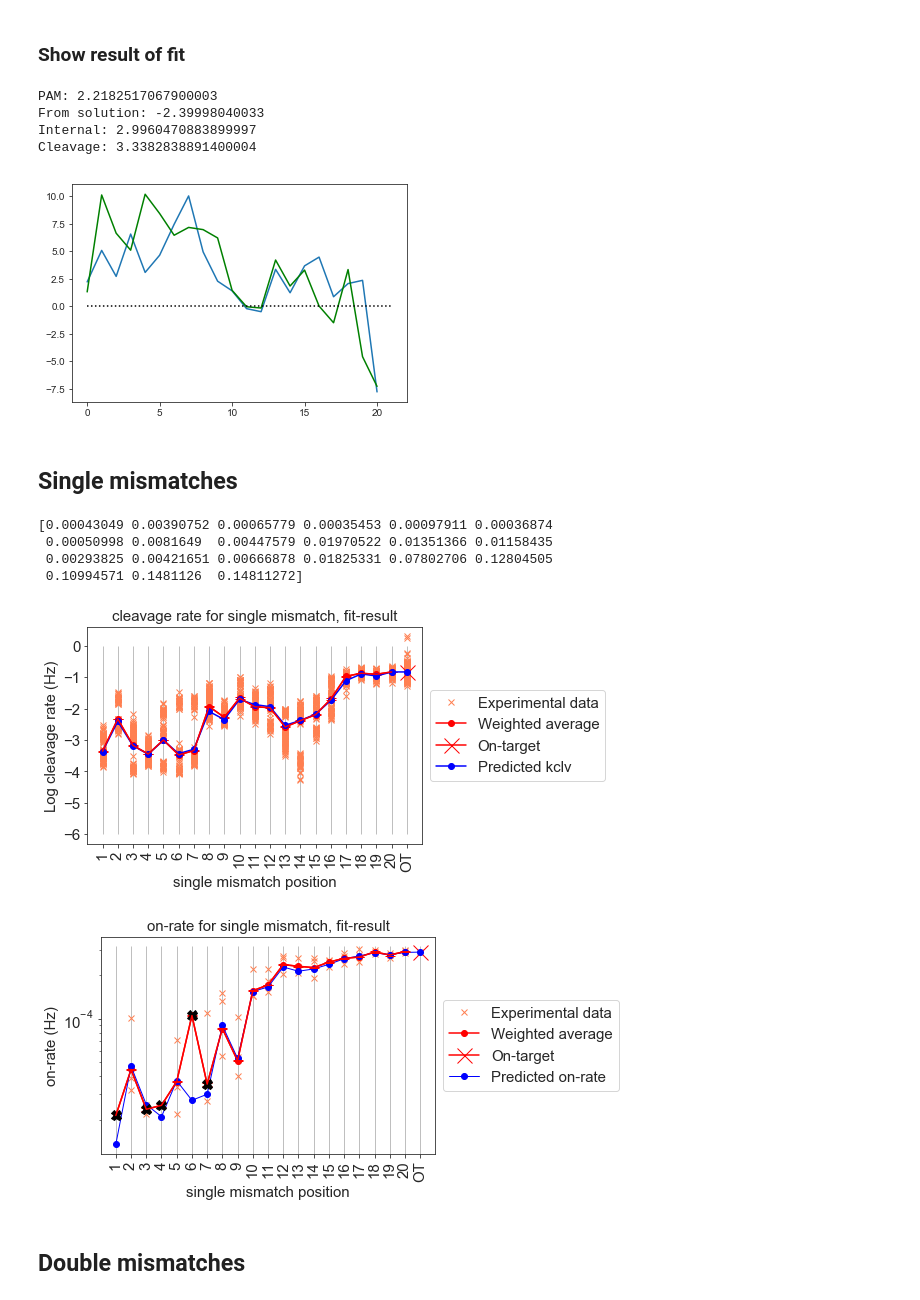
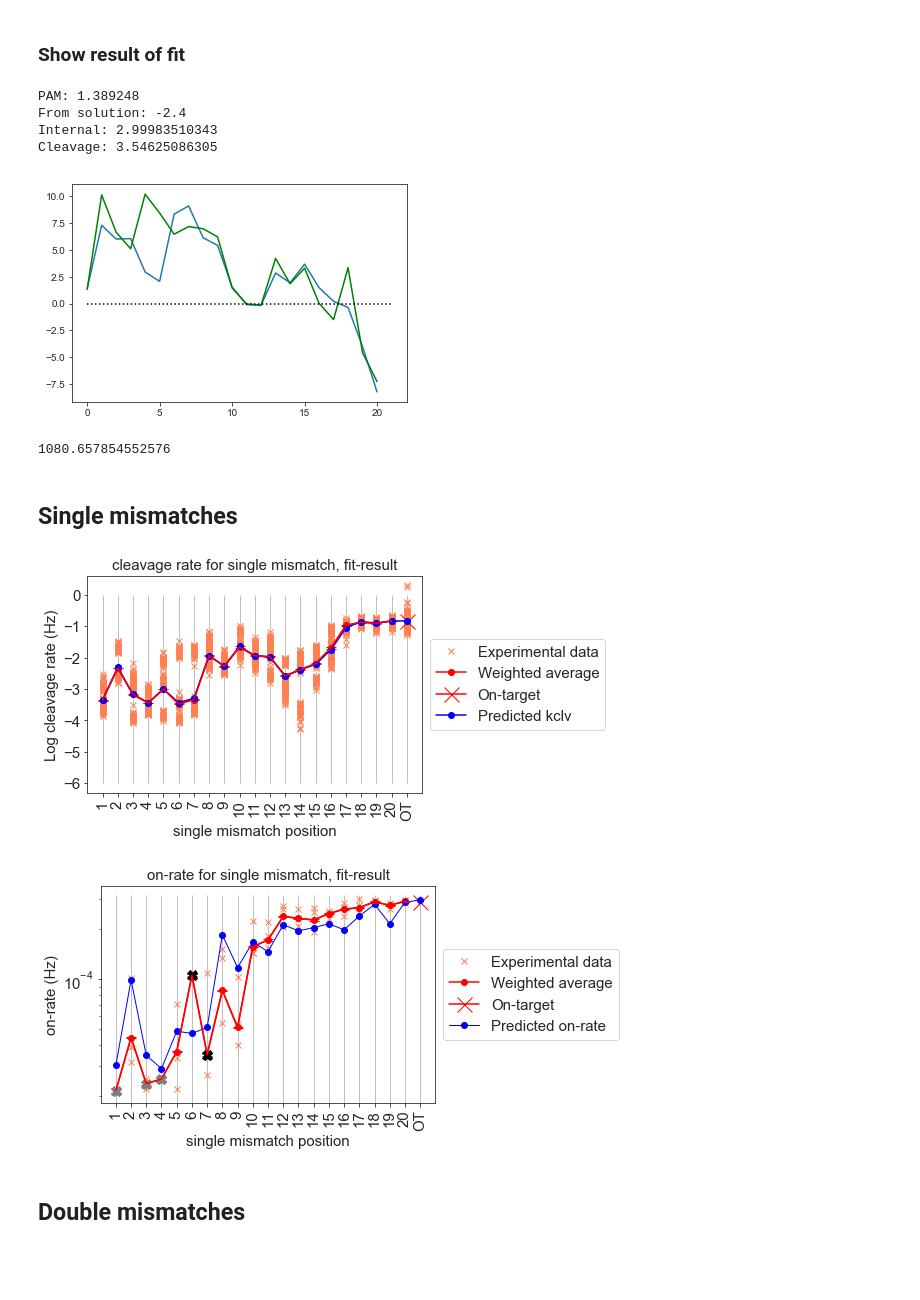
Before and after one commit to martin-depken/Energy-Landscape, a Jupyter notebook: predict_pclv_Stijn/visualize_results.ipynb, the cells around one changed output. Saved outputs shown, nothing was run; the diff lists cells and outputs as text; code cells hidden in the pictures; blank space fills up the shorter version.

```diff
--- a/predict_pclv_Stijn/visualize_results.ipynb
+++ b/predict_pclv_Stijn/visualize_results.ipynb
@@ -86,16 +86,18 @@ on_double_df = pd.DataFrame(on_double, index=range(1,21), columns=range(1,21))
 #model_ID = 'Clv_Saturated_general_energies_landscape+general_energies_no_kPR_fixed_PAM_landscape'; parnum = '43'
 #model_ID = 'Clv_Saturated_general_energies_v2+general_energies_no_kPR'; parnum = '44'
 #model_ID = 'Clv_Saturated_edit_boyle_landscape_flat+On_edit_boyle_landscape_flat'; parnum = '25'
-#model_ID = 'Clv_Saturated_edit_boyle_landscape+On_edit_boyle_landscape'; parnum = '36'
-model_ID = 'Clv_Saturated_general_energies_landscape+general_energies_no_kPR_landscape'; parnum = '44'
+model_ID = 'Clv_Saturated_edit_boyle_landscape+On_edit_boyle_landscape'; parnum = '35'
+#model_ID = 'Clv_Saturated_general_energies_landscape+general_energies_no_kPR_landscape'; parnum = '44'
+#model_ID = 'Clv_Saturated_edit_boyle_landscape_flat_constant_ei+On_edit_boyle_landscape_flat_constant_ei'; parnum = '7'
 
-filename = 'fit_23_5_2019_sim_5.txt'
-path = '../fits_Stijn/23_5_2019/'
+filename = 'fit_15_5_2019_sim_2.txt'
+path = '../fits_Stijn/15_5_2019/'
 data = pd.read_table(path+filename,index_col=False)
 chi = data.loc[:,'Potential']
 T = data.loc[:,'Temperature']
 final_par = data.loc[np.argmin(chi),'Parameter 1':'Parameter '+parnum]
 final_par_np = np.array(final_par.values)
+final_par_np = np.append(final_par_np[0:33],np.append([-2.4],final_par_np[33:35]))
 
 #When not all 44 parameters are present
 #all_par = np.zeros(44)
@@ -117,16 +119,43 @@ plt.plot(range(0,21), -np.cumsum(np.append(-energies[0],energies[1:21])))
 plt.plot(range(0,21),best_fit_boyle,'g')
 plt.plot([0,21],[0,0],'k:')
 
-print 'PAM: ' + str(parameters_on[0])
+print 'PAM: ' + str(energies[0])
 print 'From solution: ' + str(parameters_on[-2])
 print 'Internal: ' + str(parameters_on[-1])
 print 'Cleavage: ' + str(parameters_clv[-1])
 # %% [output]
-PAM: 2.2182517067900003
-From solution: -2.39998040033
-Internal: 2.9960470883899997
-Cleavage: 3.3382838891400004
+PAM: 1.389248
+From solution: -2.4
+Internal: 2.99983510343
+Cleavage: 3.54625086305
-[figure, old version]
+[figure, new version]
+# %%
+perfectClv = np.float(len(ydata[0][0]))
+perfectOn = np.float(len(ydata[0][1]))
+singleClv = 0.0
+singleOn = 0.0
+doubleClv = 0.0
+doubleOn = 0.0
+for i in range(len(xdata)):
+    if len(xdata[i])==1:
+        if xdata[i][0]==6 or xdata[i][0]==7:
+            ydata[i][1] = []
+            yerr[i][1] = []
+        singleClv += len(ydata[i][0])
+        singleOn += len(ydata[i][1])
+    if len(xdata[i])==2:
+        doubleClv += len(ydata[i][0])
+        doubleOn += len(ydata[i][1])
+
+chi_weights = [1/perfectClv,1/singleClv,1/doubleClv,1/perfectOn,1/singleOn,1/doubleOn]
+
+chi = 0.
+for i in range(len(xdata)):
+    chi += clv.calc_chi_squared(final_par_np,xdata[i],ydata[i],yerr[i],chi_weights,True,20,model_ID)
+
+print chi
+# %% [output]
+1080.657854552576
 # %% [markdown]
 ## Single mismatches
 # %%
@@ -145,40 +174,38 @@ plot2 = plt.plot(range(1,21),kclv[0:20],marker='o',color='r',label='Weighted ave
 plt.errorbar(range(1,21),kclv[0:20],yerr=errorclv[0:20],color='r',capsize=5)
 plot3 = plt.plot(21,kclv[20],marker='x',color='r',markersize=15,label='On-target')
 plot4 = plt.plot(range(1,22),np.log10(k),color='b',marker='o',label='Predicted kclv')
 plt.legend(handles=[plot1[0],plot2[0],plot3[0],plot4[0]],loc='center left',bbox_to_anchor=(1,0.5),fontsize=15)
 plt.xlabel('single mismatch position', fontsize=15)
 plt.ylabel('Log cleavage rate (Hz)', fontsize=15)
 plt.title('cleavage rate for single mismatch, fit-result', fontsize=15)
 plt.xticks(range(1,21)+[21],range(1,21)+['OT'],fontsize=15,rotation='vertical')
 plt.yticks(fontsize=15)
 plt.vlines(range(1,22),-6,0,color='grey',linewidth=0.5);
 #plt.axis([0,22,10**(-5),10**(0)]);
 
 plt.figure()
 for i in range(21):
     plot1 = plt.plot((i+1)*np.ones(len(datacompon[i])),datacompon[i],marker='x',color='coral',linewidth=0,label='Experimental data')
 plot2 = plt.plot(range(1,21),kon[0:20],marker='o',color='r',label='Weighted average')
 plot3 = plt.plot(21,kon[20],marker='x',color='r',markersize=15,label='On-target')
 plot4 = plt.semilogy(range(1,22),on,marker='o',linewidth=1,color='blue',label='Predicted on-rate')
 plt.errorbar(range(1,21),kon[0:20],yerr=erroron[0:20],color='r',capsize=5)
 for i in range(21):
-    if i+1==1 or i+1==3 or i+1==4 or i+1==6 or i+1==7:
+    if i+1==1 or i+1==3 or i+1==4:
+        plt.plot(i+1,kon[i],marker='X',color='grey',markersize=10)
+    if i+1==6 or i+1==7:
         plt.plot(i+1,kon[i],marker='X',color='k',markersize=10)
 plt.legend(handles=[plot1[0],plot2[0],plot3[0],plot4[0]],loc='center left',bbox_to_anchor=(1,0.5),fontsize=15)
 plt.xlabel('single mismatch position', fontsize=15)
 plt.ylabel('on-rate (Hz)', fontsize=15)
 plt.title('on-rate for single mismatch, fit-result', fontsize=15)
 plt.xticks(range(1,21)+[21],range(1,21)+['OT'],fontsize=15,rotation='vertical')
 plt.yticks(fontsize=15)
 plt.vlines(range(1,22),0,10**-3.5,color='grey',linewidth=0.5);
 #plt.axis([0,22,10**-6,10**0])
 # %% [output]
-[0.00043049 0.00390752 0.00065779 0.00035453 0.00097911 0.00036874
- 0.00050998 0.0081649  0.00447579 0.01970522 0.01351366 0.01158435
- 0.00293825 0.00421651 0.00666878 0.01825331 0.07802706 0.12804505
- 0.10994571 0.1481126  0.14811272]
-[figure, old version]
+[figure, new version]
-[figure, old version]
+[figure, new version]
 # %% [markdown]
 ## Double mismatches
 # %%
```
Also changed, not shown: parts of 3 cells of this notebook, 3 other files.
